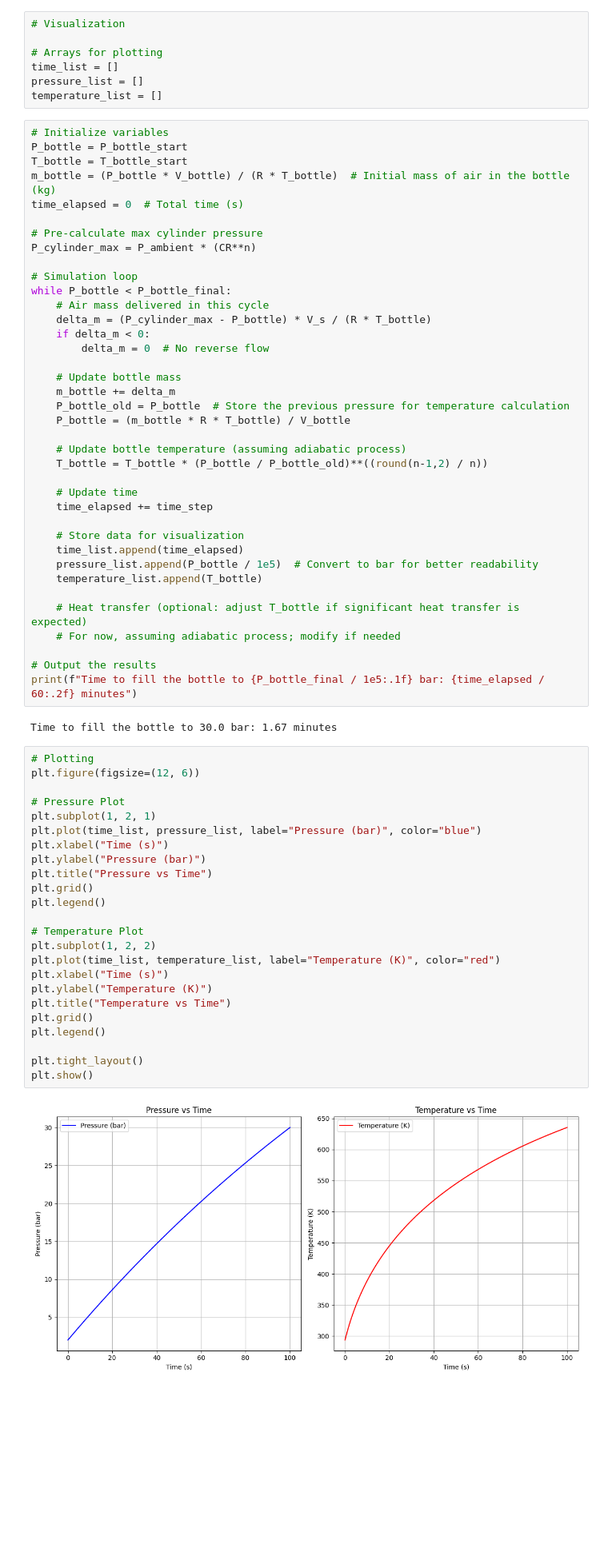
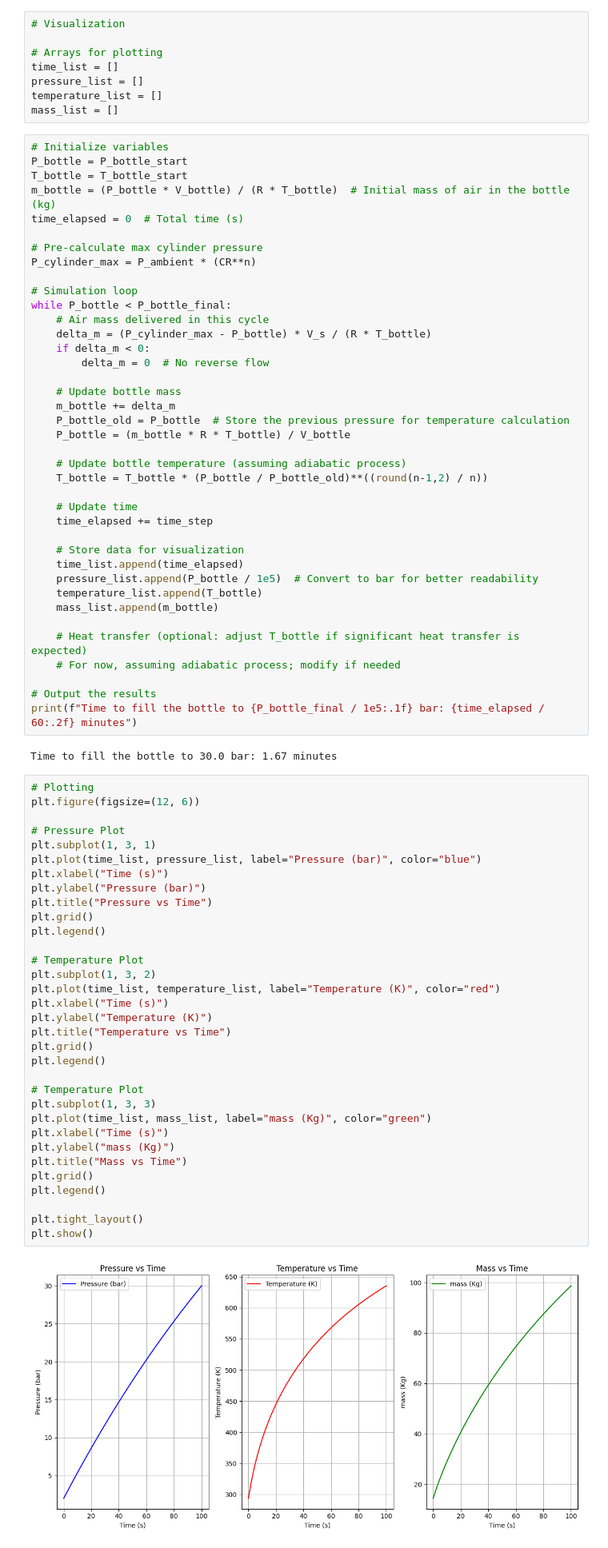
Before and after one commit to abcr5914/Projects_Private, a Jupyter notebook: Project_Compressor_Time.ipynb, the cells around one changed output. Shown at 80% size. Drawn from its saved outputs; the diff is of its cells as text; blank space fills up the shorter version.

```diff
--- a/Project_Compressor_Time.ipynb
+++ b/Project_Compressor_Time.ipynb
@@ -86,6 +86,7 @@ for each revolution it takes 0.06 seconds
 time_list = []
 pressure_list = []
 temperature_list = []
+mass_list = []
 # %%
 # Initialize variables
 P_bottle = P_bottle_start
@@ -118,6 +119,7 @@ while P_bottle < P_bottle_final:
     time_list.append(time_elapsed)
     pressure_list.append(P_bottle / 1e5)  # Convert to bar for better readability
     temperature_list.append(T_bottle)
+    mass_list.append(m_bottle)
 
     # Heat transfer (optional: adjust T_bottle if significant heat transfer is expected)
     # For now, assuming adiabatic process; modify if needed
@@ -129,26 +131,35 @@ Time to fill the bottle to 30.0 bar: 1.67 minutes
 # %%
 # Plotting
 plt.figure(figsize=(12, 6))
 
 # Pressure Plot
-plt.subplot(1, 2, 1)
+plt.subplot(1, 3, 1)
 plt.plot(time_list, pressure_list, label="Pressure (bar)", color="blue")
 plt.xlabel("Time (s)")
 plt.ylabel("Pressure (bar)")
 plt.title("Pressure vs Time")
 plt.grid()
 plt.legend()
 
 # Temperature Plot
-plt.subplot(1, 2, 2)
+plt.subplot(1, 3, 2)
 plt.plot(time_list, temperature_list, label="Temperature (K)", color="red")
 plt.xlabel("Time (s)")
 plt.ylabel("Temperature (K)")
 plt.title("Temperature vs Time")
 plt.grid()
 plt.legend()
 
+# Temperature Plot
+plt.subplot(1, 3, 3)
+plt.plot(time_list, mass_list, label="mass (Kg)", color="green")
+plt.xlabel("Time (s)")
+plt.ylabel("mass (Kg)")
+plt.title("Mass vs Time")
+plt.grid()
+plt.legend()
+
 plt.tight_layout()
 plt.show()
 # %% [output]
-[figure, old version]
+[figure, new version]
```
Also changed, not shown: parts of 1 cell of this notebook.
